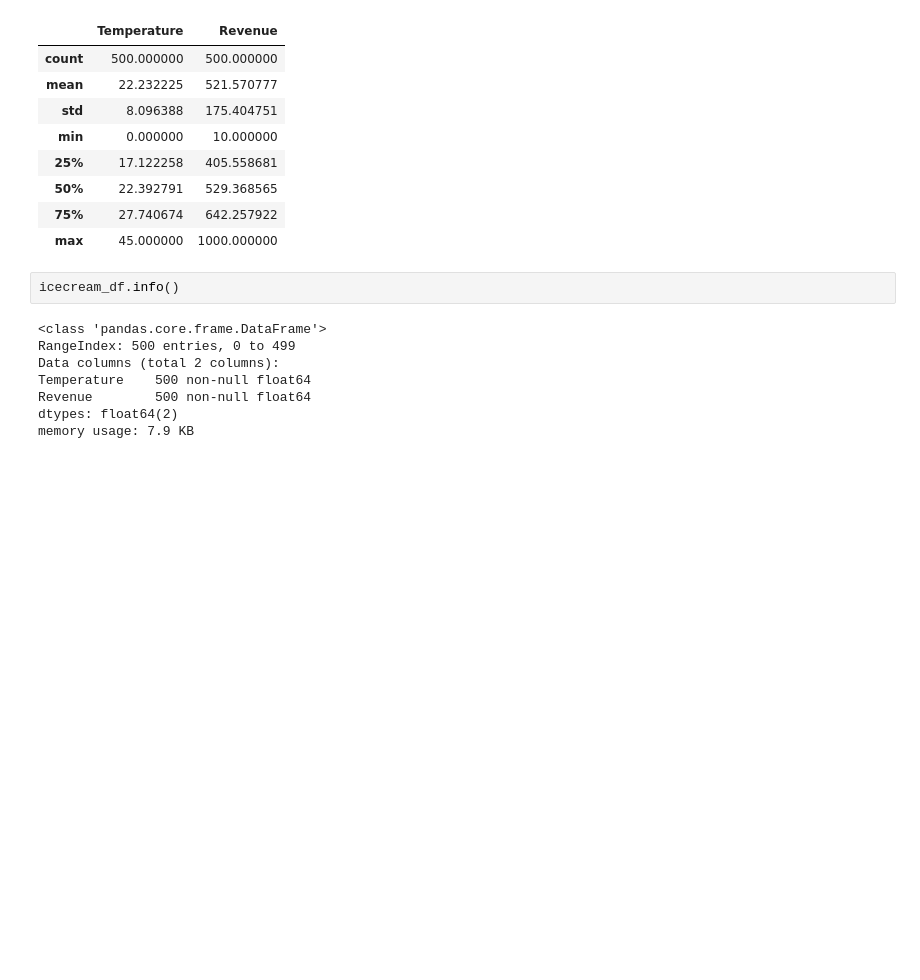
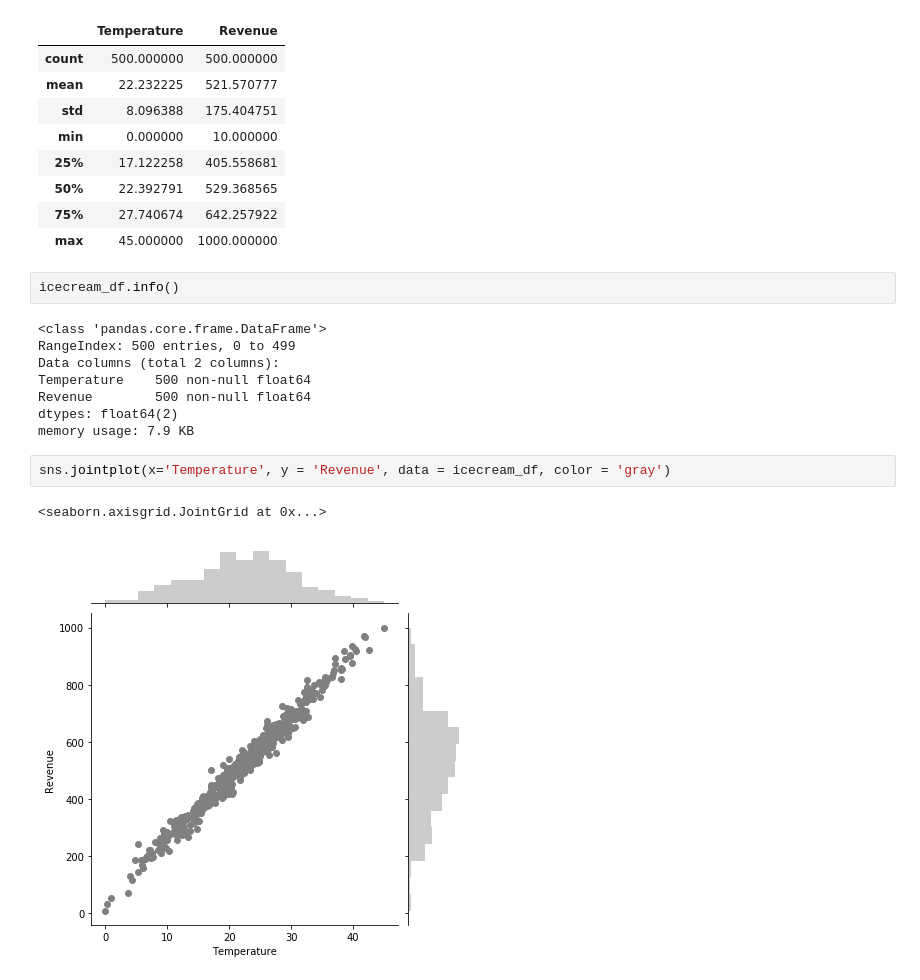
Before and after one commit to sagecodes/Icecream-temp-simple-linear-regression, a Jupyter notebook: ice cream vs temp regression.ipynb, the cells around one changed output. Saved outputs shown, nothing was run; the diff lists cells and outputs as text; blank space fills up the shorter version.

```diff
--- a/ice cream vs temp regression.ipynb
+++ b/ice cream vs temp regression.ipynb
@@ -56,3 +56,8 @@ Temperature    500 non-null float64
 Revenue        500 non-null float64
 dtypes: float64(2)
 memory usage: 7.9 KB
+# %%
+sns.jointplot(x='Temperature', y = 'Revenue', data = icecream_df, color = 'gray')
+# %% [output]
+<seaborn.axisgrid.JointGrid at 0x...>
+[figure, added]
```
Also changed, not shown: parts of 12 cells of this notebook.
